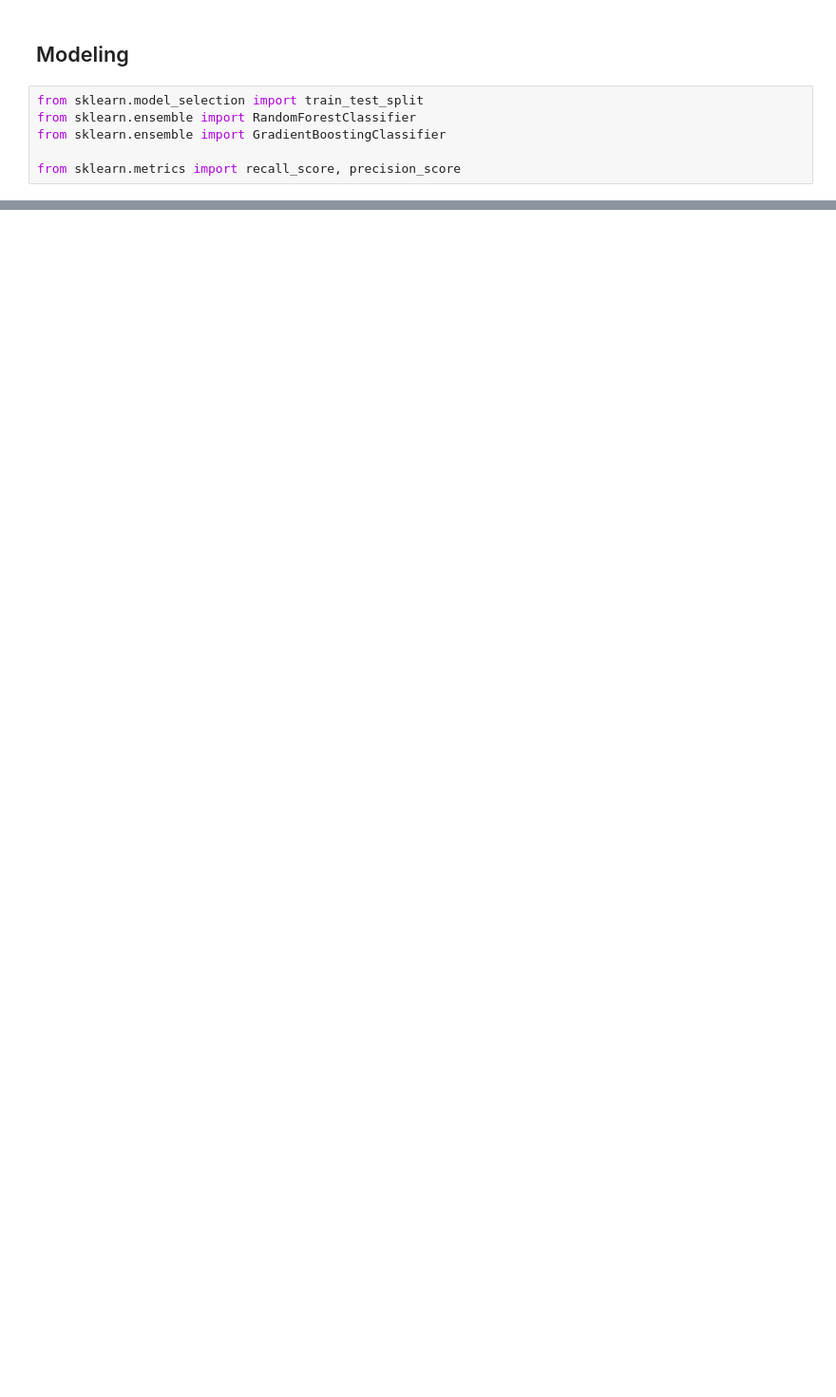
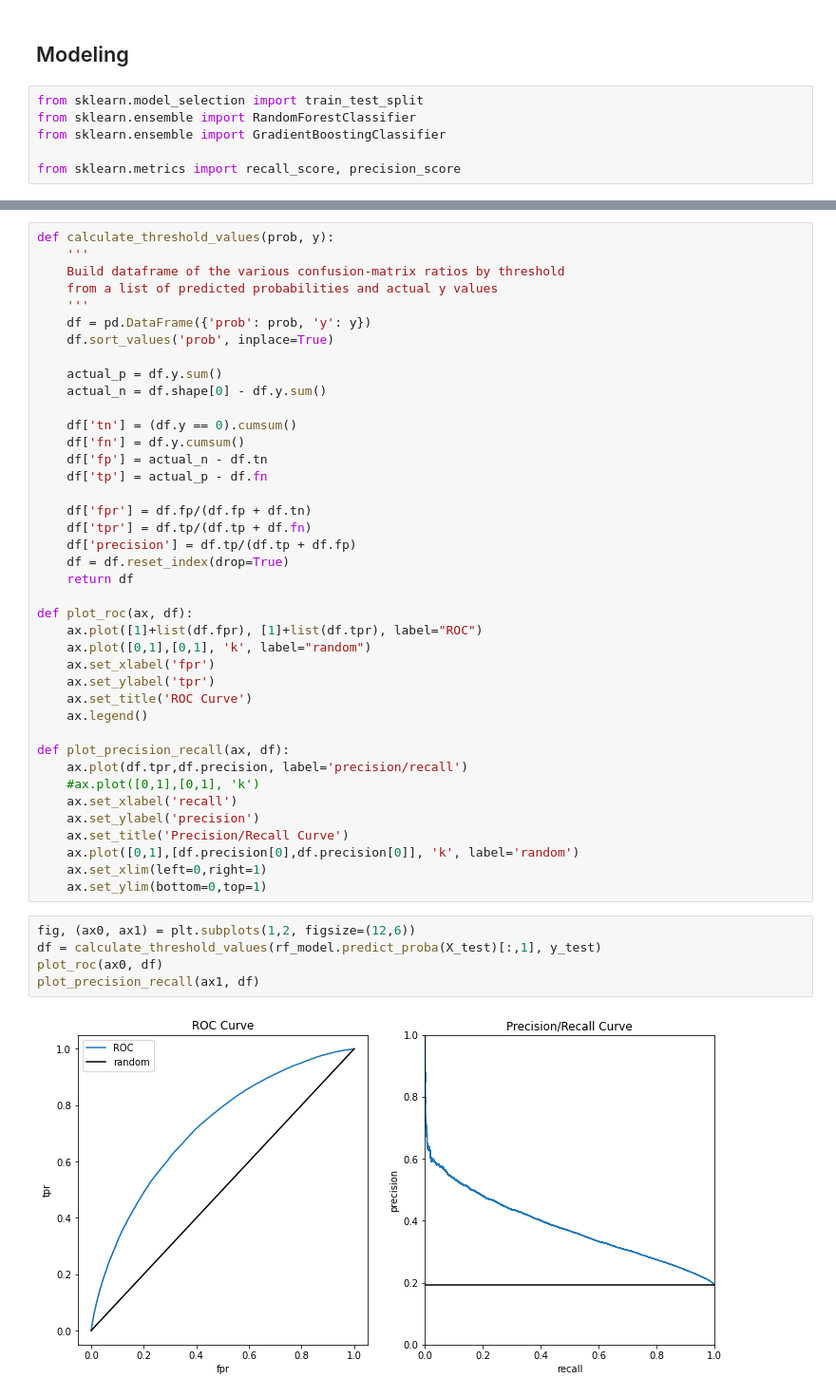
Before and after one commit to vmccready/loan-default-predictor, a Jupyter notebook: exploration.ipynb, the cells around one changed output, grey strips where cells are left out. Shown at 95% size. Cells and saved outputs as stored; diff of their text form; blank space fills up the shorter version.

```diff
--- a/exploration.ipynb
+++ b/exploration.ipynb
@@ -301,0 +312,47 @@ y_hat = model.predict(X_test)
+# %%
+def calculate_threshold_values(prob, y):
+    '''
+    Build dataframe of the various confusion-matrix ratios by threshold
+    from a list of predicted probabilities and actual y values
+    '''
+    df = pd.DataFrame({'prob': prob, 'y': y})
+    df.sort_values('prob', inplace=True)
+
+    actual_p = df.y.sum()
+    actual_n = df.shape[0] - df.y.sum()
+
+    df['tn'] = (df.y == 0).cumsum()
+    df['fn'] = df.y.cumsum()
+    df['fp'] = actual_n - df.tn
+    df['tp'] = actual_p - df.fn
+
+    df['fpr'] = df.fp/(df.fp + df.tn)
+    df['tpr'] = df.tp/(df.tp + df.fn)
+    df['precision'] = df.tp/(df.tp + df.fp)
+    df = df.reset_index(drop=True)
+    return df
+
+def plot_roc(ax, df):
+    ax.plot([1]+list(df.fpr), [1]+list(df.tpr), label="ROC")
+    ax.plot([0,1],[0,1], 'k', label="random")
+    ax.set_xlabel('fpr')
+    ax.set_ylabel('tpr')
+    ax.set_title('ROC Curve')
+    ax.legend()
+
+def plot_precision_recall(ax, df):
+    ax.plot(df.tpr,df.precision, label='precision/recall')
+    #ax.plot([0,1],[0,1], 'k')
+    ax.set_xlabel('recall')
+    ax.set_ylabel('precision')
+    ax.set_title('Precision/Recall Curve')
+    ax.plot([0,1],[df.precision[0],df.precision[0]], 'k', label='random')
+    ax.set_xlim(left=0,right=1)
+    ax.set_ylim(bottom=0,top=1)
+# %%
+fig, (ax0, ax1) = plt.subplots(1,2, figsize=(12,6))
+df = calculate_threshold_values(rf_model.predict_proba(X_test)[:,1], y_test)
+plot_roc(ax0, df)
+plot_precision_recall(ax1, df)
+# %% [output]
+[figure, added]
```
Also changed, not shown: parts of 68 cells of this notebook, 1 other file.
